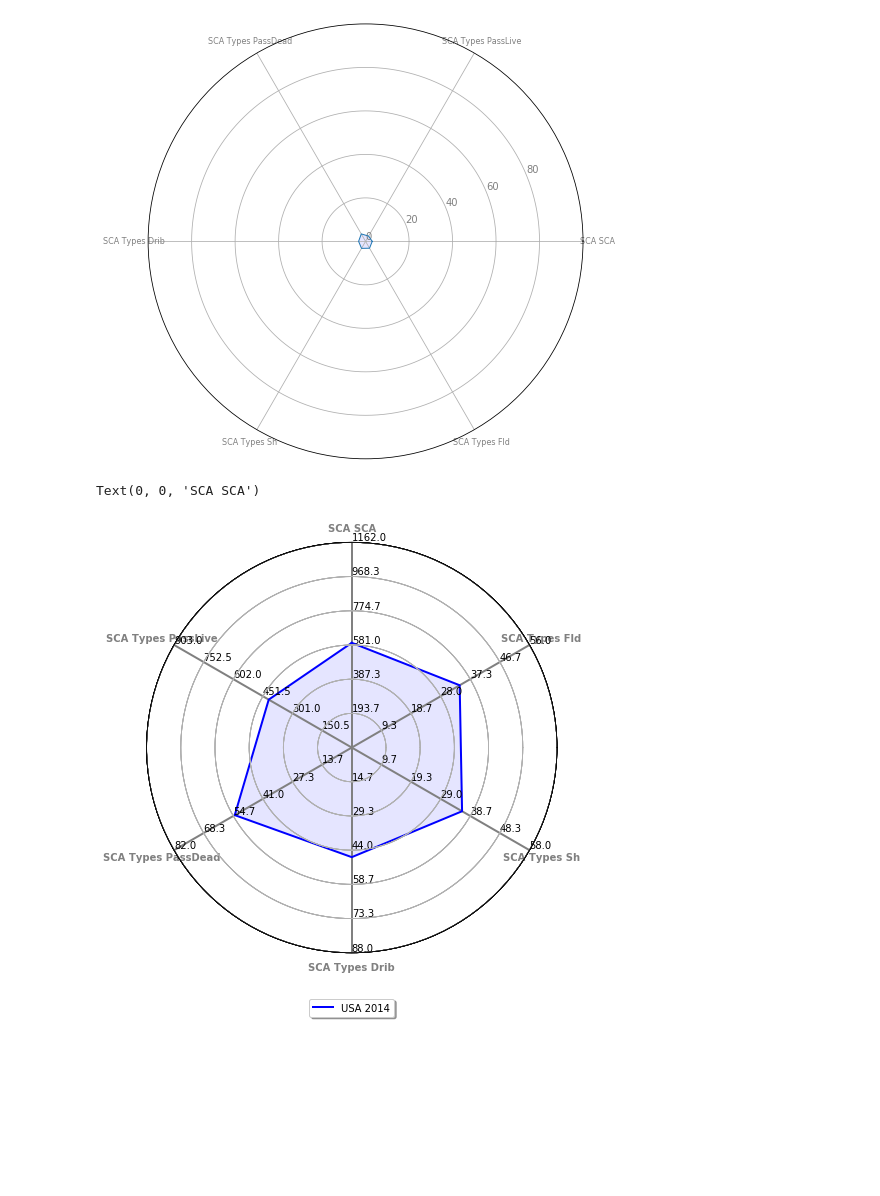
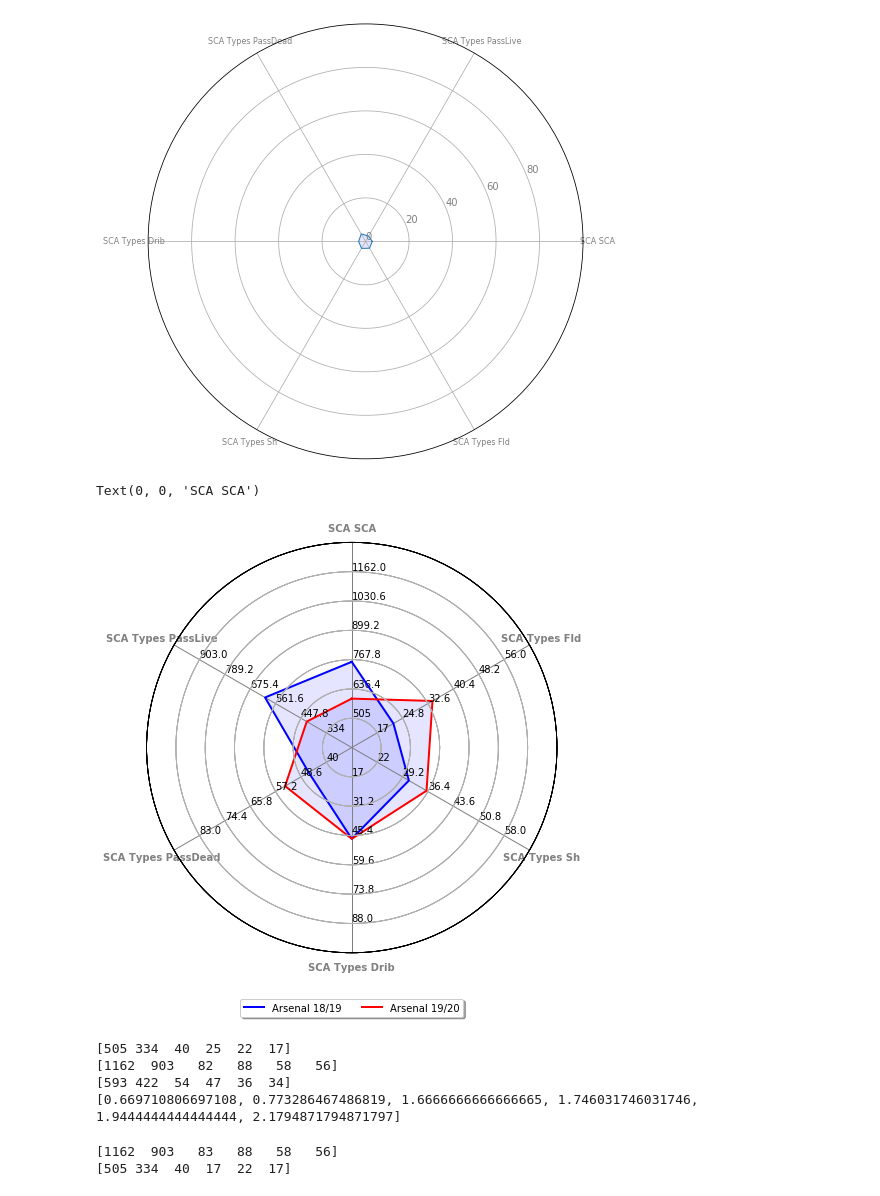
Before and after one commit to hellpoethero/FootballPython, a Jupyter notebook: EPLSquad1920.ipynb, the cells around one changed output. Drawn from its saved outputs; the diff is of its cells as text; code cells hidden in the pictures; blank space fills up the shorter version.

Commit message:
update arsenal

```diff
--- a/EPLSquad1920.ipynb
+++ b/EPLSquad1920.ipynb
@@ -69,6 +69,7 @@ print(arsenal)
 # %%
 sca_max = scaS19Temp[columns[1:]].max().values
 print(sca_max)
+sca_min = scaS19Temp[columns[1:]].min().values
 # %% [output]
 [1162  903   82   88   58   56]
 # %%
@@ -148,7 +149,6 @@ class Radar(object):
     def __init__(self, fig, titles, labels, rect=None):
         if rect is None:
             rect = [0.05, 0.05, 0.95, 0.95]
-
         self.n = len(titles)
         self.angles = [a if a <=360. else a - 360. for a in np.arange(90, 90+360, 360.0/self.n)]
         self.axes = [fig.add_axes(rect, projection="polar", label="axes%d" % i)
@@ -170,62 +170,75 @@ class Radar(object):
         for ax, angle, label in zip(self.axes, self.angles, labels):
             ax.set_rgrids(range(1, 7), labels=label, angle=angle, fontsize=10)
             ax.spines["polar"].set_visible(True)
-            ax.set_ylim(0, 6)
-            ax.xaxis.grid(True,color='grey',linestyle='-',lw=2)
-            # ax.set_xticklabels(ax.get_xticklabels(), rotation=30, ha='left')
-            if (i*360.0/self.n + 90 >180) and (i*360.0/self.n + 90 <360):
-                new_angle = 90 - angle +180
-            else:
-                new_angle = 90 - angle
-            # print(str(angle) + " " + str(label) + " " + str(new_angle) +" "+str(i))
-            # ax.tick_params(axis='x', labelrotation=angle-90+60)
-            # ax.tick_params(axis='x', labelrotation=60)
-            # print(ax.get_xticklabels()[1])
+            ax.set_ylim(0, 7)
+            ax.xaxis.grid(True,color='grey',linestyle='-',lw=1)
             i+=1
 
         self.axes[0].get_xticklabels()[0].set_rotation(30)
         print(self.axes[0].get_xticklabels()[0])
 
     def plot(self, values, *args, **kw):
         angle = np.deg2rad(np.r_[self.angles, self.angles[0]])
         values = np.r_[values, values[0]]
         self.ax.plot(angle, values, *args, **kw)
         self.ax.fill(angle, values, 'b', alpha=0.1)
 
 fig = pl.figure(figsize=(20, 20))
 fig.set_facecolor("white")
 
-# titles = [
-# "Canada", "Australia", "New Zealand", "Japan", "China", "USA", "Mexico", "Finland", "Doha"
-# ]
-
 titles = columns[1:]
 
-# labels = [
-# list("abcde"), list("12345"), list("uvwxy"),
-# [" ", " ", "$156", "$158", "$160"],
-# list("jklmn"), list("asdfg"), list("qwert"), [" ", "4.3", "4.4", "4.5", "4.6"], list("abcde")
-# ]
-
 labels = []
-for col in sca_max:
-    temp = []
-    for i in range(0,6):
-        temp.append(np.around(col/6 * (i+1),1))
+for (col1,col2) in zip(sca_min, sca_max):
+    temp = [col1]
+    sca_range = col2-col1
+    for i in range(1,6):
+        temp.append(col1 + np.around(sca_range/5 * (i),1))
     labels.append(temp)
 
 radar = Radar(fig, titles, labels)
-radar.plot(values[:-1],  "-", lw=2, color="b", alpha=1, label="USA 2014")
-# radar.plot([2.3, 2, 3, 3, 2, 3, 2, 4, 2],"-", lw=1, color="r", alpha=1, label="2014")
-# radar.plot([3, 4, 3, 4, 2, 2, 1, 3, 2], "-", lw=1, color="g", alpha=1, label="2013")
-# radar.plot([4.5, 5, 4, 5, 3, 3, 4, 4, 2], "-", lw=1, color="y", alpha=1, label="2012")
+
+arsenal = scaS19Temp[scaS19Temp["Squad"]=="Arsenal"][columns[1:]].values[0]
+mancity = scaS19Temp[scaS19Temp["Squad"]=="Manchester City"][columns[1:]].values[0]
+# print(arsenal)
+
+values_ars_1920 = list((arsenal - sca_min) / (sca_max-sca_min) * 5+1)
+values_ars_1819 = list((arsenal18 - sca_min) / (sca_max-sca_min) * 5+1)
+radar.plot(values_ars_1819,  "-", lw=2, color="b", alpha=1, label="Arsenal 18/19")
+radar.plot(values_ars_1920,  "-", lw=2, color="r", alpha=1, label="Arsenal 19/20")
 
 radar.ax.legend(loc='upper center', bbox_to_anchor=(0.5, -0.10),
       fancybox=True, shadow=True, ncol=4)
 
 fig = plt.gcf()
 fig.set_size_inches(6, 10, forward=True)
 # fig.savefig('test2png.png', dpi=100, bbox_inches="tight", pad_inches=1)
 # %% [output]
 Text(0, 0, 'SCA SCA')
-[figure, old version]
+[figure, new version]
+# %%
+values = list((arsenal - sca_min) / (sca_max-sca_min) * 5)
+print(sca_min)
+print(sca_max)
+print(arsenal)
+print(values)
+# %% [output]
+[505 334  40  25  22  17]
+[1162  903   82   88   58   56]
+[593 422  54  47  36  34]
+[0.669710806697108, 0.773286467486819, 1.6666666666666665, 1.746031746031746, 1.9444444444444444, 2.1794871794871797]
+# %%
+scaS18 = pd.read_csv("fbref/EPLSquadSca1819.csv", header=[0,1])
+scaS18.columns = rename_columns(scaS18)
+arsenal18 = scaS18[scaS18["Squad"]=="Arsenal"][columns[1:]].values[0]
+scaS18["season"] = 18
+scaS19["season"] = 19
+scaS1819 = pd.concat([scaS18,scaS19])
+
+sca_max = scaS1819[columns[1:]].max().values
+sca_min = scaS1819[columns[1:]].min().values
+print(sca_max)
+print(sca_min)
+# %% [output]
+[1162  903   83   88   58   56]
+[505 334  40  17  22  17]
```
Also changed, not shown: 8 other files.
